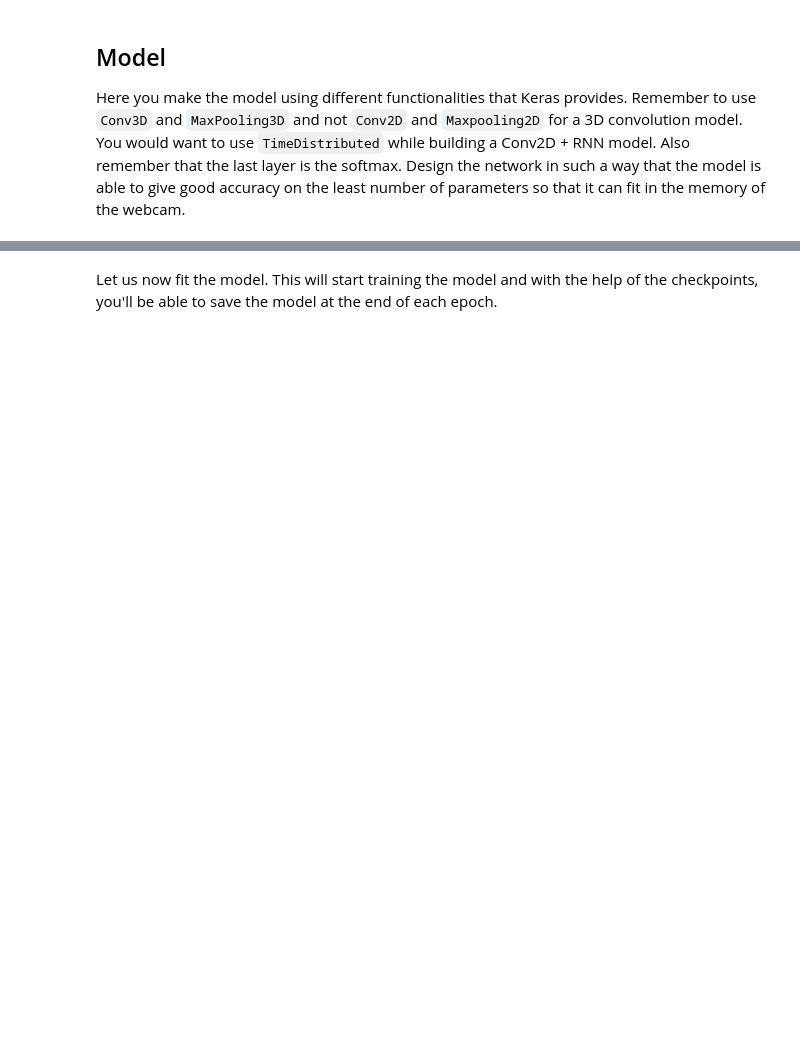
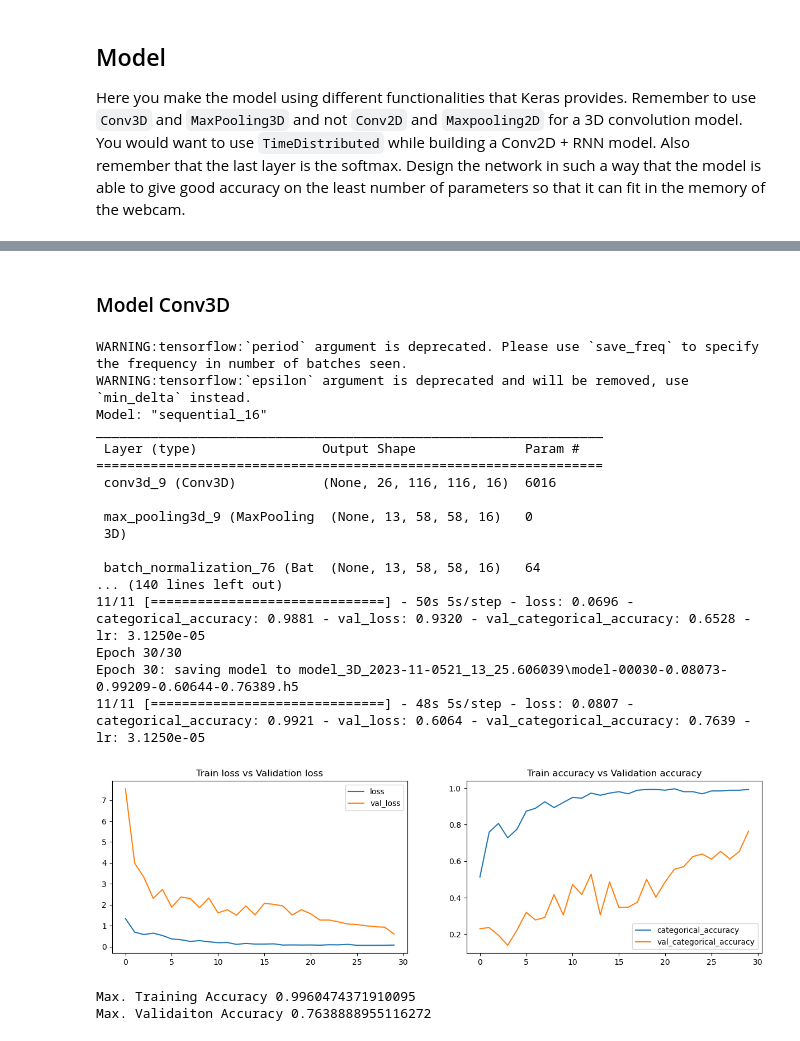
Before and after one commit to 1darknight/ThucAnh-ManhTruong-Gesture-Recognition, a Jupyter notebook: ThucAnh_ManhTruong.ipynb, the cells around one changed output, grey strips where cells are left out. Saved outputs shown, nothing was run; the diff lists cells and outputs as text; code cells hidden in the pictures; blank space fills up the shorter version.

Commit message:
Create base model

```diff
--- a/ThucAnh_ManhTruong.ipynb
+++ b/ThucAnh_ManhTruong.ipynb
@@ -159,4 +194,0 @@ Now that you have written the model, the next step is to `compile` the model. Wh
-# %%
-optimiser = #write your optimizer
-model.compile(optimizer=optimiser, loss='categorical_crossentropy', metrics=['categorical_accuracy'])
-print (model.summary())
@@ -165,15 +194,0 @@ Let us create the `train_generator` and the `val_generator` which will be used i
-# %%
-train_generator = generator(train_path, train_doc, batch_size)
-val_generator = generator(val_path, val_doc, batch_size)
-# %%
-model_name = 'model_init' + '_' + str(curr_dt_time).replace(' ','').replace(':','_') + '/'
-
-if not os.path.exists(model_name):
-    os.mkdir(model_name)
-
-filepath = model_name + 'model-{epoch:05d}-{loss:.5f}-{categorical_accuracy:.5f}-{val_loss:.5f}-{val_categorical_accuracy:.5f}.h5'
-
-checkpoint = ModelCheckpoint(filepath, monitor='val_loss', verbose=1, save_best_only=False, save_weights_only=False, mode='auto', period=1)
-
-LR = # write the REducelronplateau code here
-callbacks_list = [checkpoint, LR]
@@ -192,6 +195,2 @@ else:
-# %% [markdown]
-Let us now fit the model. This will start training the model and with the help of the checkpoints, you'll be able to save the model at the end of each epoch.
-# %%
-model.fit_generator(train_generator, steps_per_epoch=steps_per_epoch, epochs=num_epochs, verbose=1,
-                    callbacks=callbacks_list, validation_data=val_generator,
-                    validation_steps=validation_steps, class_weight=None, workers=1, initial_epoch=0)
+# %% [markdown]
+### Model Conv3D
@@ -197,0 +271,24 @@ model.fit_generator(train_generator, steps_per_epoch=steps_per_epoch, epochs=num
+# %%
+model_3D = model_3D_fit(n_frames=30, batch_size=64, num_epochs=30)
+plotModelHistory(model_3D)
+# %% [output]
+WARNING:tensorflow:`period` argument is deprecated. Please use `save_freq` to specify the frequency in number of batches seen.
+WARNING:tensorflow:`epsilon` argument is deprecated and will be removed, use `min_delta` instead.
+Model: "sequential_16"
+_________________________________________________________________
+ Layer (type)                Output Shape              Param #
+=================================================================
+ conv3d_9 (Conv3D)           (None, 26, 116, 116, 16)  6016
+
+ max_pooling3d_9 (MaxPooling  (None, 13, 58, 58, 16)   0
+ 3D)
+
+ batch_normalization_76 (Bat  (None, 13, 58, 58, 16)   64
+... (140 lines left out)
+11/11 [==============================] - 50s 5s/step - loss: 0.0696 - categorical_accuracy: 0.9881 - val_loss: 0.9320 - val_categorical_accuracy: 0.6528 - lr: 3.1250e-05
+Epoch 30/30
+Epoch 30: saving model to model_3D_2023-11-0521_13_25.606039\model-00030-0.08073-0.99209-0.60644-0.76389.h5
+11/11 [==============================] - 48s 5s/step - loss: 0.0807 - categorical_accuracy: 0.9921 - val_loss: 0.6064 - val_categorical_accuracy: 0.7639 - lr: 3.1250e-05
+[figure, added]
+Max. Training Accuracy 0.9960474371910095
+Max. Validaiton Accuracy 0.7638888955116272
```
Also changed, not shown: parts of 36 cells of this notebook.
